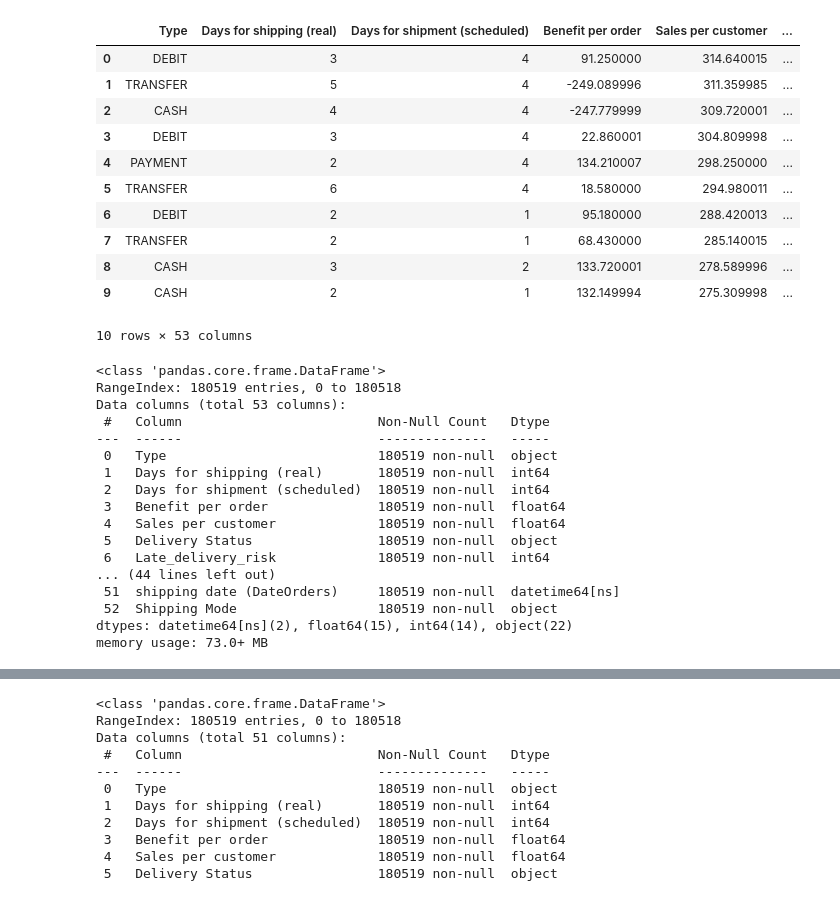
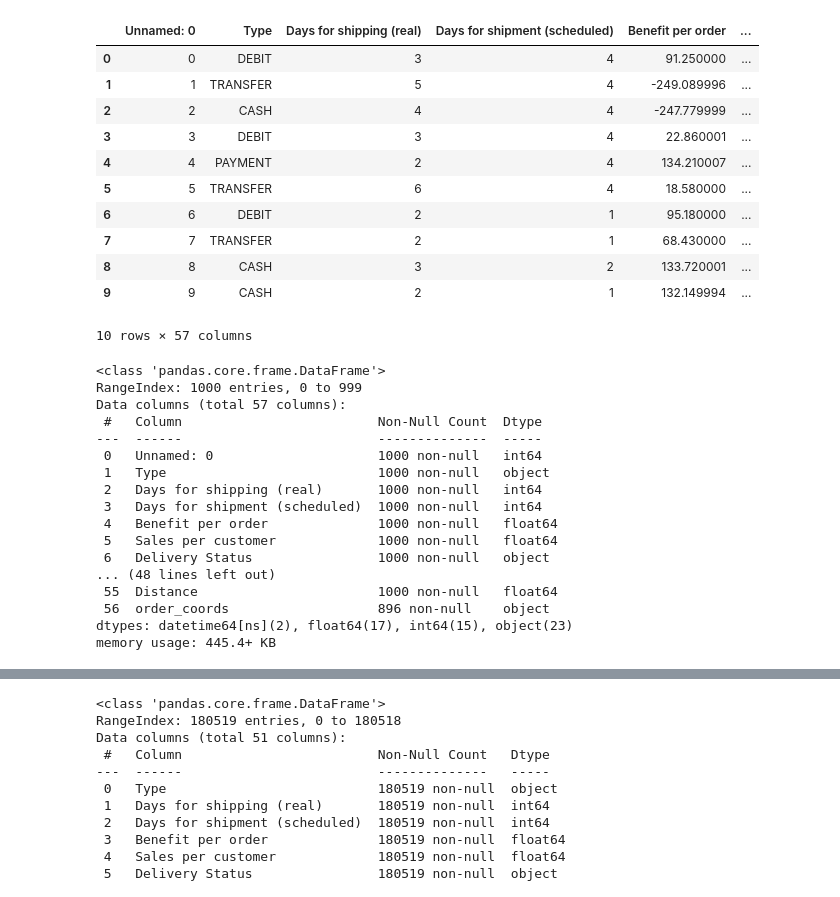
Before and after one commit to hax009/scm_zemantics, a Jupyter notebook: DataCoML.ipynb, the cells around one changed output, grey strips where cells are left out. Saved outputs shown, nothing was run; the diff lists cells and outputs as text; code cells hidden in the pictures.

Commit message:
update date prediction model with distance

```diff
--- a/DataCoML.ipynb
+++ b/DataCoML.ipynb
@@ -1,21 +1,21 @@
 # %%
 import pandas as pd
 
-dataset = pd.read_csv("DataCoSupplyChainDataset.csv", encoding="latin1")
+dataset = pd.read_csv("dataCo1kDistance.csv")
 dataset.head(10)
 # %% [output]
-|  | Type | Days for shipping (real) | Days for shipment (scheduled) | Benefit per order | Sales per customer | ... |
-| 0 | DEBIT | 3 | 4 | 91.250000 | 314.640015 | ... |
-| 1 | TRANSFER | 5 | 4 | -249.089996 | 311.359985 | ... |
-| 2 | CASH | 4 | 4 | -247.779999 | 309.720001 | ... |
-| 3 | DEBIT | 3 | 4 | 22.860001 | 304.809998 | ... |
-| 4 | PAYMENT | 2 | 4 | 134.210007 | 298.250000 | ... |
-| 5 | TRANSFER | 6 | 4 | 18.580000 | 294.980011 | ... |
-| 6 | DEBIT | 2 | 1 | 95.180000 | 288.420013 | ... |
-| 7 | TRANSFER | 2 | 1 | 68.430000 | 285.140015 | ... |
-| 8 | CASH | 3 | 2 | 133.720001 | 278.589996 | ... |
-| 9 | CASH | 2 | 1 | 132.149994 | 275.309998 | ... |
+|  | Unnamed: 0 | Type | Days for shipping (real) | Days for shipment (scheduled) | Benefit per order | ... |
+| 0 | 0 | DEBIT | 3 | 4 | 91.250000 | ... |
+| 1 | 1 | TRANSFER | 5 | 4 | -249.089996 | ... |
+| 2 | 2 | CASH | 4 | 4 | -247.779999 | ... |
+| 3 | 3 | DEBIT | 3 | 4 | 22.860001 | ... |
+| 4 | 4 | PAYMENT | 2 | 4 | 134.210007 | ... |
+| 5 | 5 | TRANSFER | 6 | 4 | 18.580000 | ... |
+| 6 | 6 | DEBIT | 2 | 1 | 95.180000 | ... |
+| 7 | 7 | TRANSFER | 2 | 1 | 68.430000 | ... |
+| 8 | 8 | CASH | 3 | 2 | 133.720001 | ... |
+| 9 | 9 | CASH | 2 | 1 | 132.149994 | ... |
-10 rows × 53 columns
+10 rows × 57 columns
 # %%
 dataset["order date (DateOrders)"] = pd.to_datetime(dataset["order date (DateOrders)"])
 # dataset["order date (DateOrders)"]
@@ -25,22 +25,22 @@ dataset["shipping date (DateOrders)"] = pd.to_datetime(dataset["shipping date (D
 dataset.info()
 # %% [output]
 <class 'pandas.core.frame.DataFrame'>
-RangeIndex: 180519 entries, 0 to 180518
-Data columns (total 53 columns):
- #   Column                         Non-Null Count   Dtype
----  ------                         --------------   -----
- 0   Type                           180519 non-null  object
- 1   Days for shipping (real)       180519 non-null  int64
- 2   Days for shipment (scheduled)  180519 non-null  int64
- 3   Benefit per order              180519 non-null  float64
- 4   Sales per customer             180519 non-null  float64
- 5   Delivery Status                180519 non-null  object
- 6   Late_delivery_risk             180519 non-null  int64
-... (44 lines left out)
- 51  shipping date (DateOrders)     180519 non-null  datetime64[ns]
- 52  Shipping Mode                  180519 non-null  object
-dtypes: datetime64[ns](2), float64(15), int64(14), object(22)
-memory usage: 73.0+ MB
+RangeIndex: 1000 entries, 0 to 999
+Data columns (total 57 columns):
+ #   Column                         Non-Null Count  Dtype
+---  ------                         --------------  -----
+ 0   Unnamed: 0                     1000 non-null   int64
+ 1   Type                           1000 non-null   object
+ 2   Days for shipping (real)       1000 non-null   int64
+ 3   Days for shipment (scheduled)  1000 non-null   int64
+ 4   Benefit per order              1000 non-null   float64
+ 5   Sales per customer             1000 non-null   float64
+ 6   Delivery Status                1000 non-null   object
+... (48 lines left out)
+ 55  Distance                       1000 non-null   float64
+ 56  order_coords                   896 non-null    object
+dtypes: datetime64[ns](2), float64(17), int64(15), object(23)
+memory usage: 445.4+ KB
 # %%
 dataset.isnull().sum()
 # %% [output]
```
Also changed, not shown: parts of 18 cells of this notebook, 2 other files.
